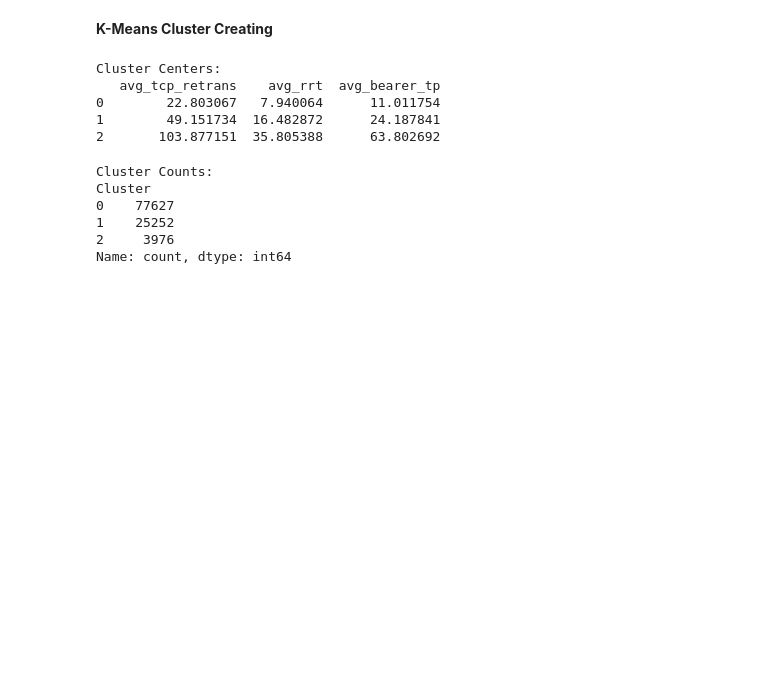
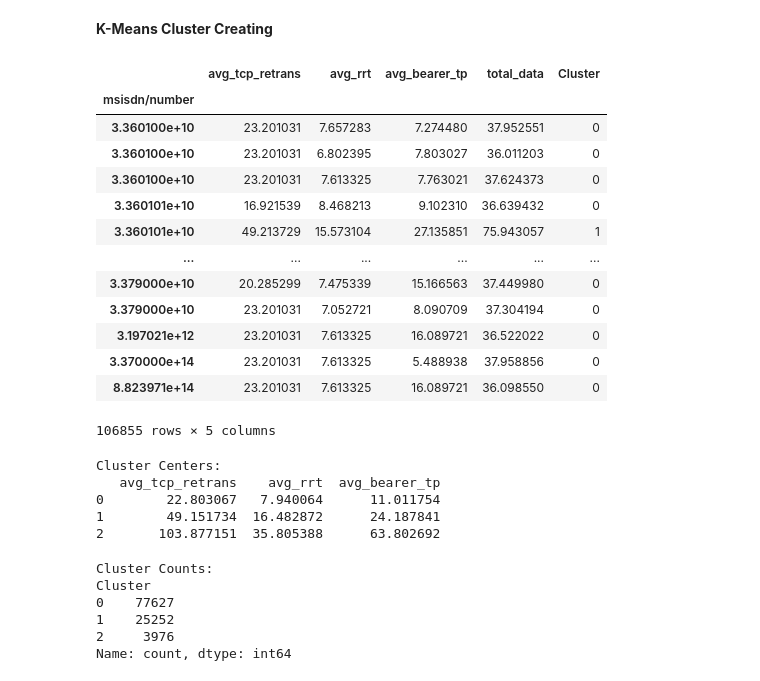
Before and after one commit to Basi10/Telecom-Data-Analysis, a Jupyter notebook: notebooks/experience-analytics.ipynb, the cells around one changed output. Cells and saved outputs as stored; diff of their text form; code cells hidden in the pictures; blank space fills up the shorter version.

```diff
--- a/notebooks/experience-analytics.ipynb
+++ b/notebooks/experience-analytics.ipynb
@@ -218,6 +220,23 @@ scaled_features = scaler.fit_transform(agg_data[['avg_tcp_retrans','avg_rrt','av
 # %%
 kmeans = KMeans(n_clusters=3, random_state=42)
 agg_data['Cluster'] = kmeans.fit_predict(scaled_features)
+# %%
+agg_data
+# %% [output]
+|  | avg_tcp_retrans | avg_rrt | avg_bearer_tp | total_data | Cluster |
+| msisdn/number |  |  |  |  |  |
+| 3.360100e+10 | 23.201031 | 7.657283 | 7.274480 | 37.952551 | 0 |
+| 3.360100e+10 | 23.201031 | 6.802395 | 7.803027 | 36.011203 | 0 |
+| 3.360100e+10 | 23.201031 | 7.613325 | 7.763021 | 37.624373 | 0 |
+| 3.360101e+10 | 16.921539 | 8.468213 | 9.102310 | 36.639432 | 0 |
+| 3.360101e+10 | 49.213729 | 15.573104 | 27.135851 | 75.943057 | 1 |
+| ... | ... | ... | ... | ... | ... |
+| 3.379000e+10 | 20.285299 | 7.475339 | 15.166563 | 37.449980 | 0 |
+| 3.379000e+10 | 23.201031 | 7.052721 | 8.090709 | 37.304194 | 0 |
+| 3.197021e+12 | 23.201031 | 7.613325 | 16.089721 | 36.522022 | 0 |
+| 3.370000e+14 | 23.201031 | 7.613325 | 5.488938 | 37.958856 | 0 |
+| 8.823971e+14 | 23.201031 | 7.613325 | 16.089721 | 36.098550 | 0 |
+106855 rows × 5 columns
 # %%
 cluster_centers = scaler.inverse_transform(kmeans.cluster_centers_)
 centroid_df = pd.DataFrame(cluster_centers, columns=['avg_tcp_retrans','avg_rrt','avg_bearer_tp'])
```
Also changed, not shown: parts of 9 cells of this notebook.
